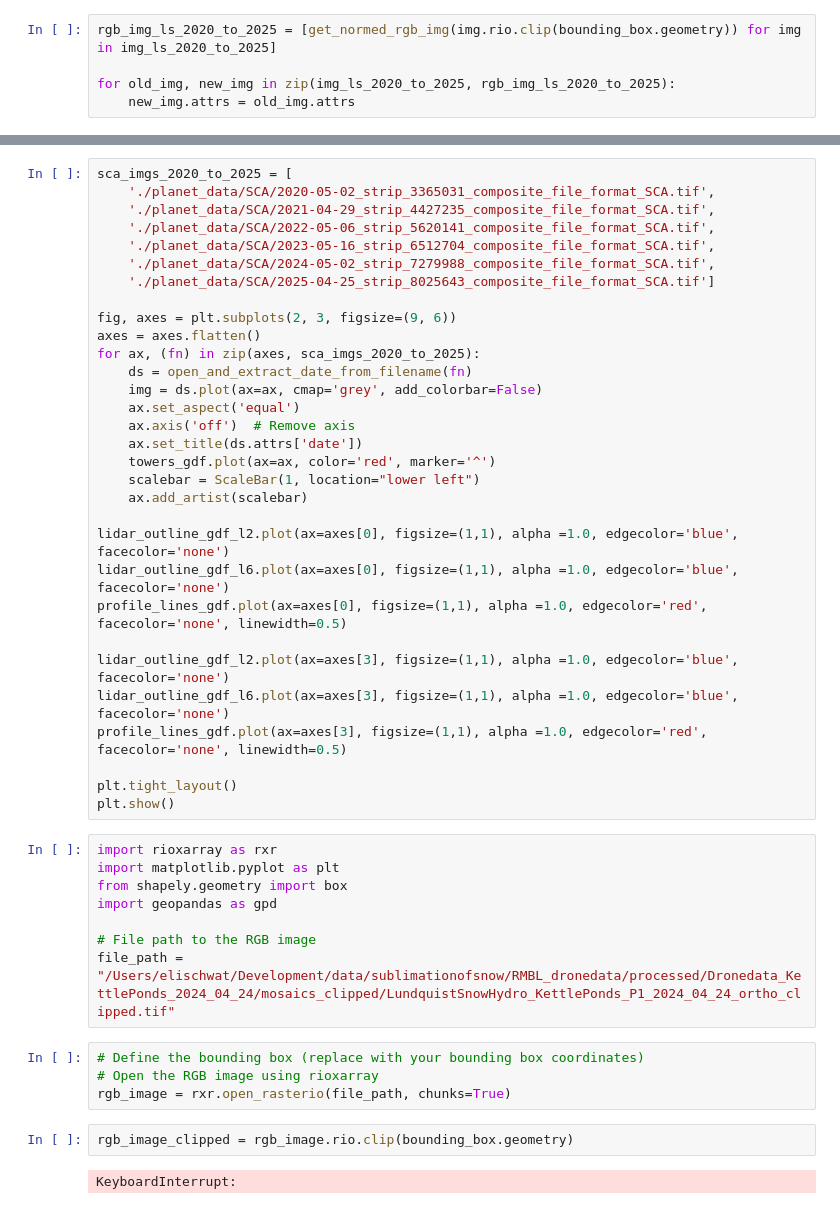
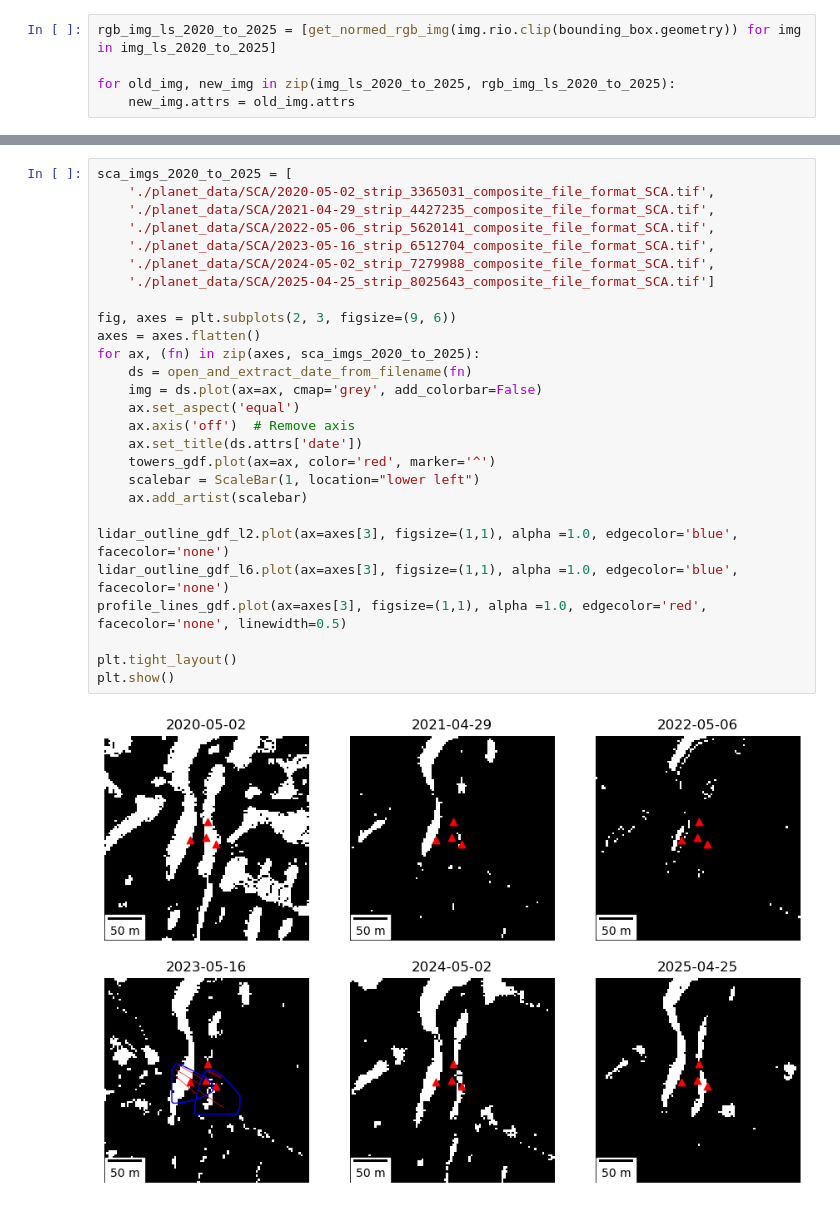
Before and after one commit to elischwat/sublimationofsnow, a Jupyter notebook: analysis/paper3/figure1_create.ipynb, the cells around one changed output, grey strips where cells are left out. Cells and saved outputs as stored; diff of their text form.

```diff
--- a/analysis/paper3/figure1_create.ipynb
+++ b/analysis/paper3/figure1_create.ipynb
@@ -246,47 +273,29 @@ sorted(glob.glob("./planet_data/SCA/*.tif"))[:3] + sorted(glob.glob("./planet_da
 # %%
 sca_imgs_2020_to_2025 = [
     './planet_data/SCA/2020-05-02_strip_3365031_composite_file_format_SCA.tif',
     './planet_data/SCA/2021-04-29_strip_4427235_composite_file_format_SCA.tif',
     './planet_data/SCA/2022-05-06_strip_5620141_composite_file_format_SCA.tif',
     './planet_data/SCA/2023-05-16_strip_6512704_composite_file_format_SCA.tif',
     './planet_data/SCA/2024-05-02_strip_7279988_composite_file_format_SCA.tif',
     './planet_data/SCA/2025-04-25_strip_8025643_composite_file_format_SCA.tif']
 
 fig, axes = plt.subplots(2, 3, figsize=(9, 6))
 axes = axes.flatten()
 for ax, (fn) in zip(axes, sca_imgs_2020_to_2025):
     ds = open_and_extract_date_from_filename(fn)
     img = ds.plot(ax=ax, cmap='grey', add_colorbar=False)
     ax.set_aspect('equal')
     ax.axis('off')  # Remove axis
     ax.set_title(ds.attrs['date'])
     towers_gdf.plot(ax=ax, color='red', marker='^')
     scalebar = ScaleBar(1, location="lower left")
     ax.add_artist(scalebar)
 
-lidar_outline_gdf_l2.plot(ax=axes[0], figsize=(1,1), alpha =1.0, edgecolor='blue', facecolor='none')
-lidar_outline_gdf_l6.plot(ax=axes[0], figsize=(1,1), alpha =1.0, edgecolor='blue', facecolor='none')
-profile_lines_gdf.plot(ax=axes[0], figsize=(1,1), alpha =1.0, edgecolor='red', facecolor='none', linewidth=0.5)
-
 lidar_outline_gdf_l2.plot(ax=axes[3], figsize=(1,1), alpha =1.0, edgecolor='blue', facecolor='none')
 lidar_outline_gdf_l6.plot(ax=axes[3], figsize=(1,1), alpha =1.0, edgecolor='blue', facecolor='none')
 profile_lines_gdf.plot(ax=axes[3], figsize=(1,1), alpha =1.0, edgecolor='red', facecolor='none', linewidth=0.5)
 
 plt.tight_layout()
 plt.show()
+# %% [output]
+[figure, added]
-# %%
-import rioxarray as rxr
-import matplotlib.pyplot as plt
-from shapely.geometry import box
-import geopandas as gpd
-
-# File path to the RGB image
-file_path = "/Users/elischwat/Development/data/sublimationofsnow/RMBL_dronedata/processed/Dronedata_KettlePonds_2024_04_24/mosaics_clipped/LundquistSnowHydro_KettlePonds_P1_2024_04_24_ortho_clipped.tif"
-# %%
-# Define the bounding box (replace with your bounding box coordinates)
-# Open the RGB image using rioxarray
-rgb_image = rxr.open_rasterio(file_path, chunks=True)
-# %%
-rgb_image_clipped = rgb_image.rio.clip(bounding_box.geometry)
-# %% [output]
-KeyboardInterrupt:
```
Also changed, not shown: parts of 15 cells of this notebook, 2 other files.
